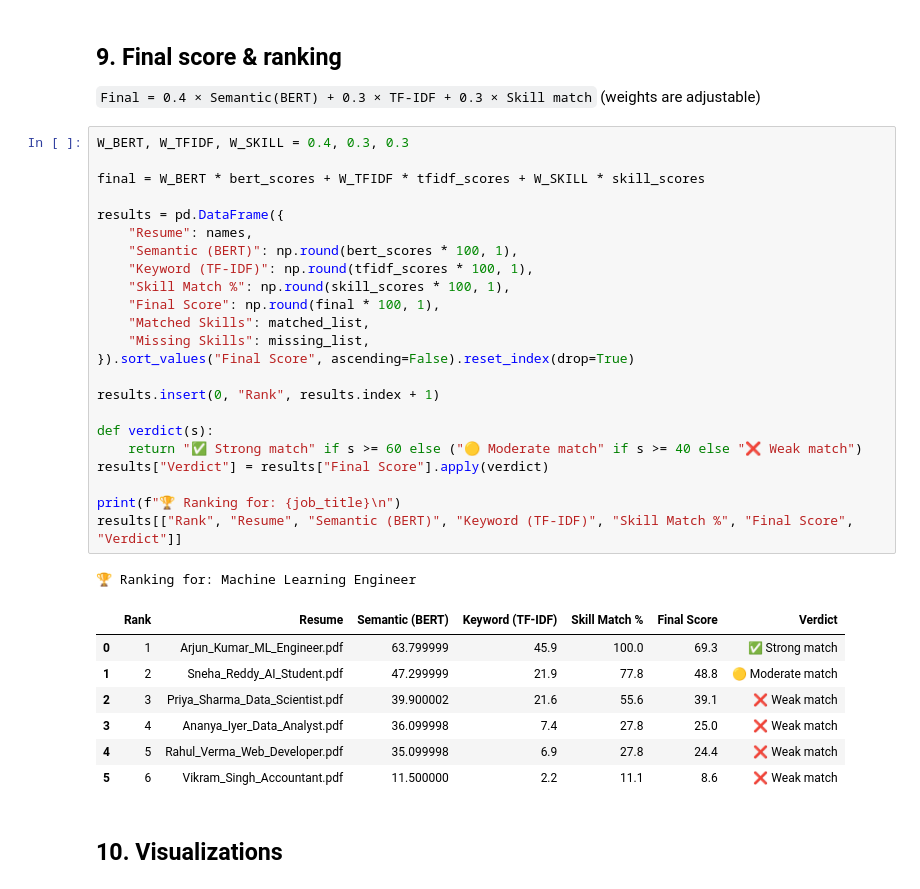
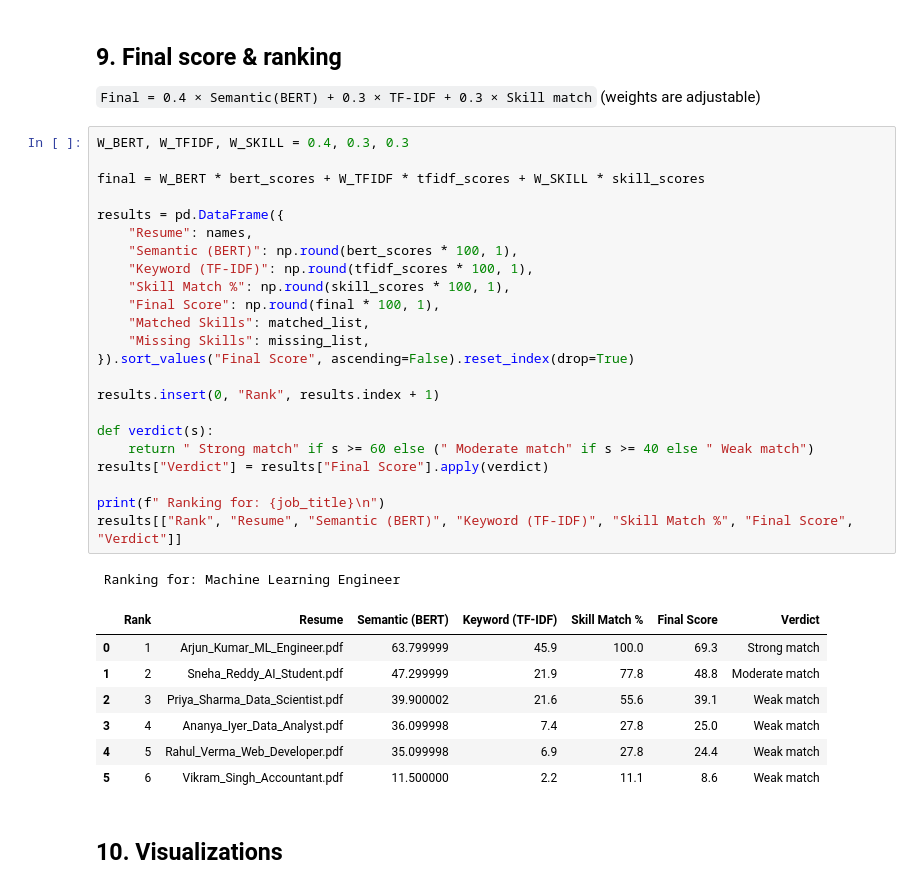
Before and after one commit to Guru1315/AI_Resume_screening_system, a Jupyter notebook: AI_Resume_Screening_System.ipynb, the cells around one changed output. Cells and saved outputs as stored; diff of their text form.

```diff
--- a/AI_Resume_Screening_System.ipynb
+++ b/AI_Resume_Screening_System.ipynb
@@ -206,35 +204,35 @@ Skill scores: [0.278 1.    0.556 0.278 0.778 0.111]
 # %%
 W_BERT, W_TFIDF, W_SKILL = 0.4, 0.3, 0.3
 
 final = W_BERT * bert_scores + W_TFIDF * tfidf_scores + W_SKILL * skill_scores
 
 results = pd.DataFrame({
     "Resume": names,
     "Semantic (BERT)": np.round(bert_scores * 100, 1),
     "Keyword (TF-IDF)": np.round(tfidf_scores * 100, 1),
     "Skill Match %": np.round(skill_scores * 100, 1),
     "Final Score": np.round(final * 100, 1),
     "Matched Skills": matched_list,
     "Missing Skills": missing_list,
 }).sort_values("Final Score", ascending=False).reset_index(drop=True)
 
 results.insert(0, "Rank", results.index + 1)
 
 def verdict(s):
-    return "✅ Strong match" if s >= 60 else ("🟡 Moderate match" if s >= 40 else "❌ Weak match")
+    return " Strong match" if s >= 60 else (" Moderate match" if s >= 40 else " Weak match")
 results["Verdict"] = results["Final Score"].apply(verdict)
 
-print(f"🏆 Ranking for: {job_title}\n")
+print(f" Ranking for: {job_title}\n")
 results[["Rank", "Resume", "Semantic (BERT)", "Keyword (TF-IDF)", "Skill Match %", "Final Score", "Verdict"]]
 # %% [output]
-🏆 Ranking for: Machine Learning Engineer
+ Ranking for: Machine Learning Engineer
 |  | Rank | Resume | Semantic (BERT) | Keyword (TF-IDF) | Skill Match % | Final Score | Verdict |
-| 0 | 1 | Arjun_Kumar_ML_Engineer.pdf | 63.799999 | 45.9 | 100.0 | 69.3 | ✅ Strong match |
-| 1 | 2 | Sneha_Reddy_AI_Student.pdf | 47.299999 | 21.9 | 77.8 | 48.8 | 🟡 Moderate match |
-| 2 | 3 | Priya_Sharma_Data_Scientist.pdf | 39.900002 | 21.6 | 55.6 | 39.1 | ❌ Weak match |
-| 3 | 4 | Ananya_Iyer_Data_Analyst.pdf | 36.099998 | 7.4 | 27.8 | 25.0 | ❌ Weak match |
-| 4 | 5 | Rahul_Verma_Web_Developer.pdf | 35.099998 | 6.9 | 27.8 | 24.4 | ❌ Weak match |
-| 5 | 6 | Vikram_Singh_Accountant.pdf | 11.500000 | 2.2 | 11.1 | 8.6 | ❌ Weak match |
+| 0 | 1 | Arjun_Kumar_ML_Engineer.pdf | 63.799999 | 45.9 | 100.0 | 69.3 | Strong match |
+| 1 | 2 | Sneha_Reddy_AI_Student.pdf | 47.299999 | 21.9 | 77.8 | 48.8 | Moderate match |
+| 2 | 3 | Priya_Sharma_Data_Scientist.pdf | 39.900002 | 21.6 | 55.6 | 39.1 | Weak match |
+| 3 | 4 | Ananya_Iyer_Data_Analyst.pdf | 36.099998 | 7.4 | 27.8 | 25.0 | Weak match |
+| 4 | 5 | Rahul_Verma_Web_Developer.pdf | 35.099998 | 6.9 | 27.8 | 24.4 | Weak match |
+| 5 | 6 | Vikram_Singh_Accountant.pdf | 11.500000 | 2.2 | 11.1 | 8.6 | Weak match |
 # %% [markdown]
 ## 10. Visualizations
 # %%
```
Also changed, not shown: parts of 6 cells of this notebook.
